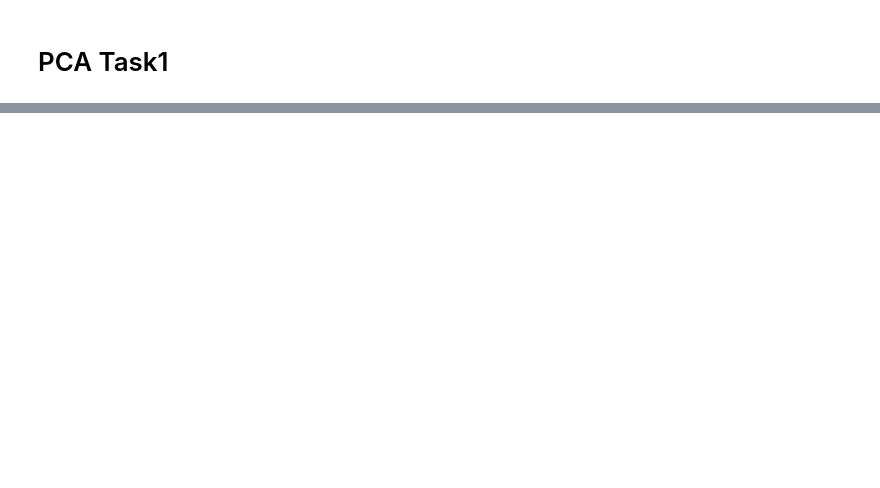
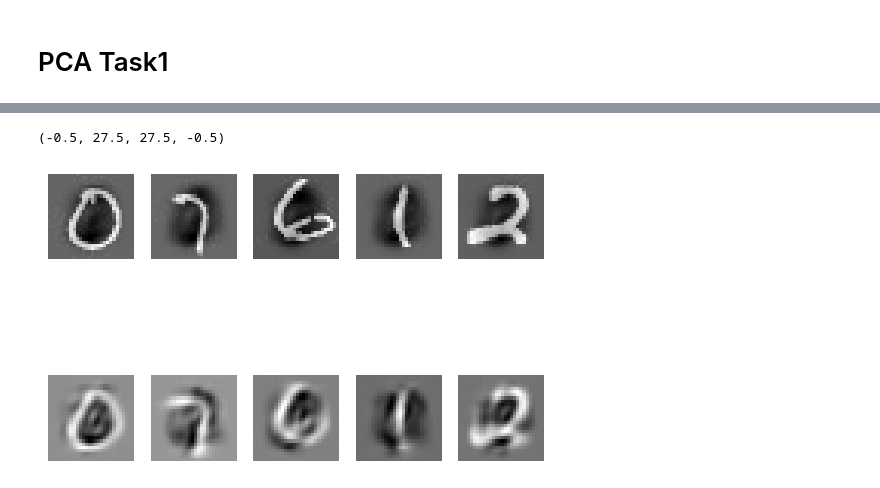
Before and after one commit to imraunav/Deep-Learning-and-Applications, a Jupyter notebook: ProgrammingAssignment4/result_analysis.ipynb, the cells around one changed output, grey strips where cells are left out. Drawn from its saved outputs; the diff is of its cells as text; code cells hidden in the pictures; blank space fills up the shorter version.

```diff
--- a/ProgrammingAssignment4/result_analysis.ipynb
+++ b/ProgrammingAssignment4/result_analysis.ipynb
@@ -31,0 +189,3 @@ ValueError: in user code:
+# %%
+model = load_model("./autoencoder_models/autoencoder_1layer_32.h5")
+model.summary()
@@ -31,0 +208,55 @@ ValueError: in user code:
+# %%
+class1 = train_data[0, :]
+class2 = train_data[2277, :]
+class3 = train_data[2*2277, :]
+class4 = train_data[3*2277, :]
+class5 = train_data[4*2277, :]
+# %%
+plt.figure()
+plt.subplot(2,5,1)
+# plt.title("Original")
+plt.imshow(class1.reshape((28,28)))
+plt.axis('off')
+
+plt.subplot(2,5,2)
+plt.imshow(class2.reshape((28,28)))
+plt.axis('off')
+
+plt.subplot(2,5,3)
+plt.imshow(class3.reshape((28,28)))
+plt.axis('off')
+
+plt.subplot(2,5,4)
+plt.imshow(class4.reshape((28,28)))
+plt.axis('off')
+
+plt.subplot(2,5,5)
+plt.imshow(class5.reshape((28,28)))
+plt.axis('off')
+
+plt.subplot(2,5,6)
+# plt.title("Original")
+recon_class1 = model.predict(class1.reshape((1, -1)))
+plt.imshow(recon_class1.reshape((28,28)))
+plt.axis('off')
+
+plt.subplot(2,5,7)
+recon_class2 = model.predict(class2.reshape((1, -1)))
+plt.imshow(recon_class2.reshape((28,28)))
+plt.axis('off')
+
+plt.subplot(2,5,8)
+recon_class3 = model.predict(class3.reshape((1, -1)))
+plt.imshow(recon_class3.reshape((28,28)))
+plt.axis('off')
+
+plt.subplot(2,5,9)
+recon_class4 = model.predict(class4.reshape((1, -1)))
+plt.imshow(recon_class4.reshape((28,28)))
+plt.axis('off')
+
+plt.subplot(2,5,10)
+recon_class5 = model.predict(class5.reshape((1, -1)))
+plt.imshow(recon_class5.reshape((28,28)), cmap='gray')
+plt.axis('off')
+# %% [output]
@@ -31,0 +268,2 @@ ValueError: in user code:
+(-0.5, 27.5, 27.5, -0.5)
+[figure, added]
```
Also changed, not shown: parts of 16 cells of this notebook, 59 other files.
